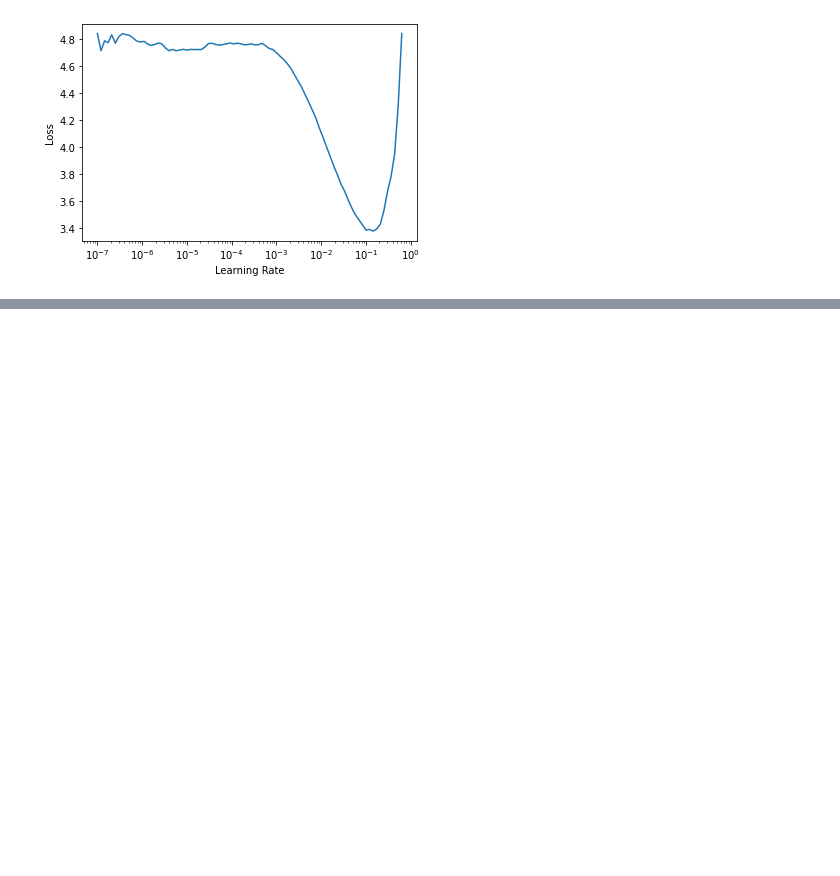
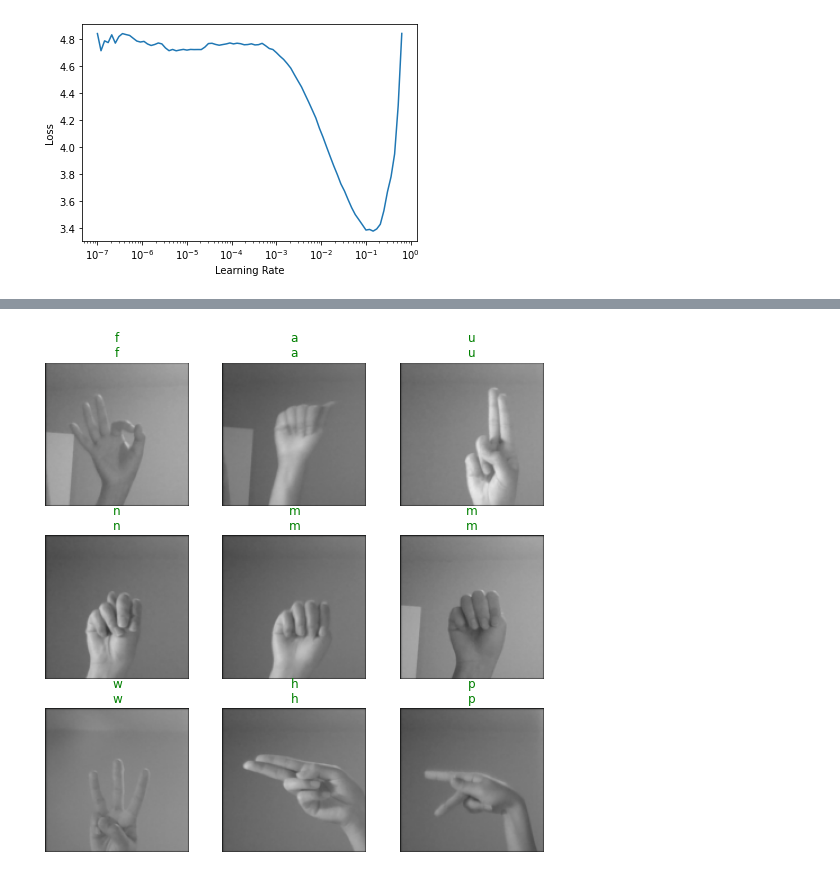
Before and after one commit to gracekang2/asl-alphabet-classifier, a Jupyter notebook: train_model.ipynb, the cells around one changed output, grey strips where cells are left out. Drawn from its saved outputs; the diff is of its cells as text; code cells hidden in the pictures; blank space fills up the shorter version.

```diff
--- a/train_model.ipynb
+++ b/train_model.ipynb
@@ -109,0 +109,3 @@ learn.fine_tune(2, 7e-3)
+# %%
+learn.show_results()
+# %% [output]
@@ -109,0 +113 @@ learn.fine_tune(2, 7e-3)
+[figure, added]
```
Also changed, not shown: parts of 18 cells of this notebook, 8 other files.
